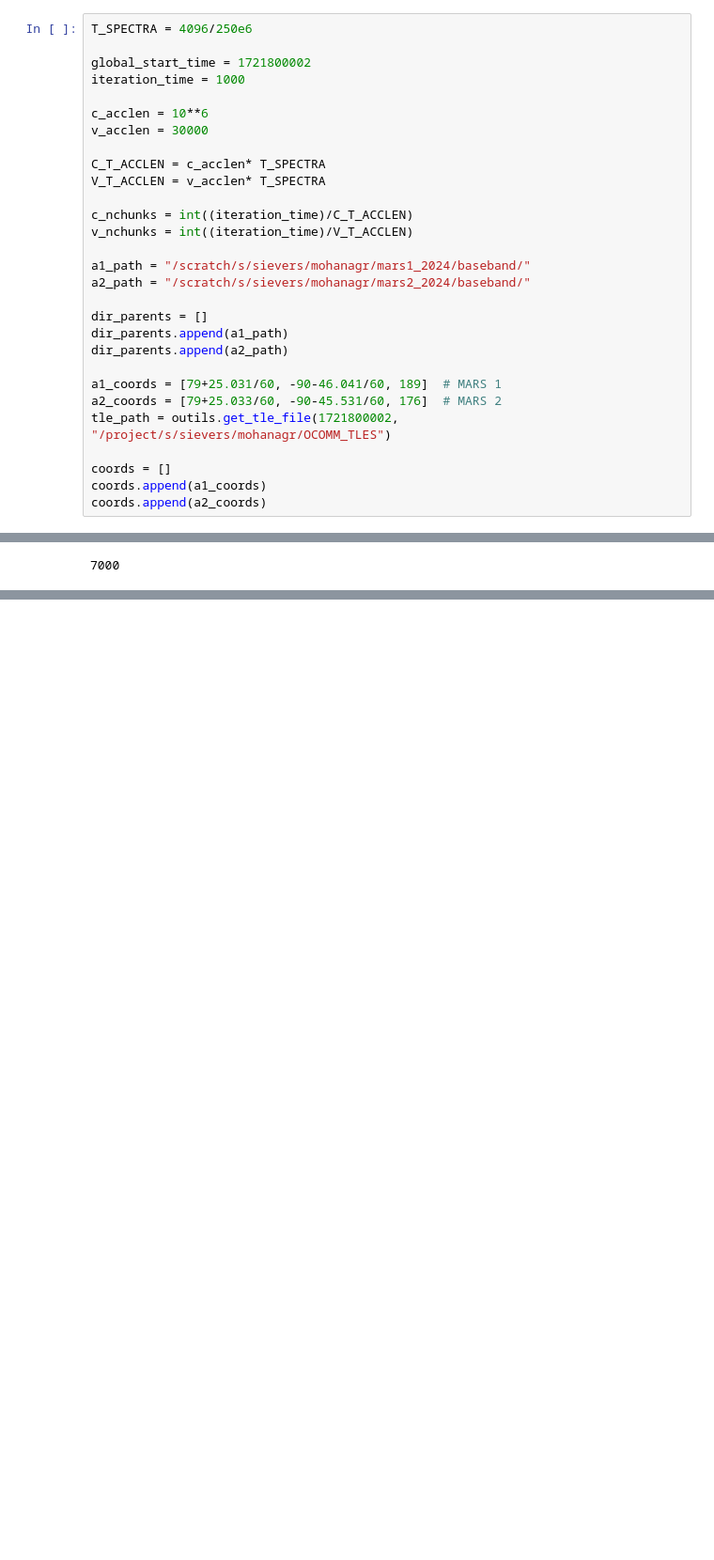
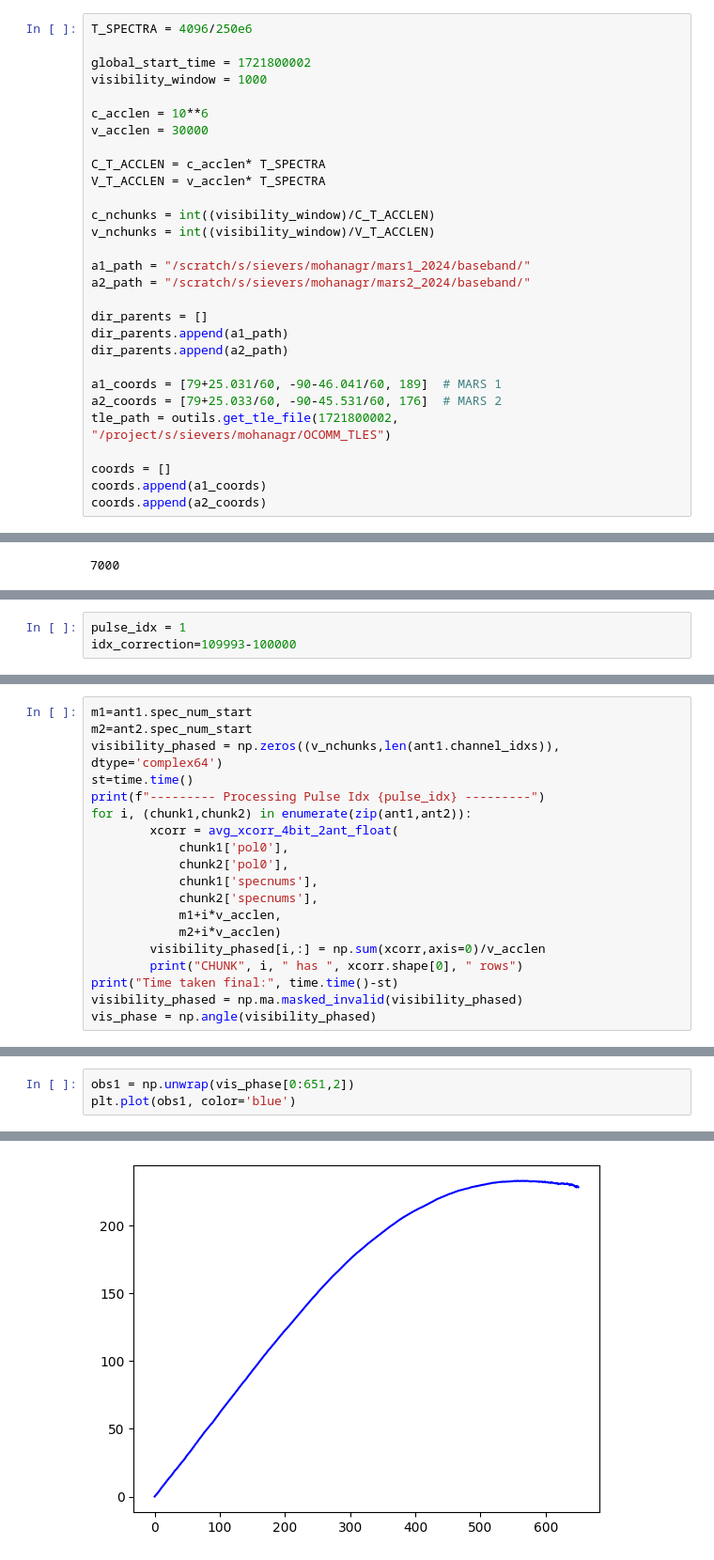
Before and after one commit to ALBATROS-Experiment/albatros_analysis, a Jupyter notebook: scripts/calib_sats.ipynb, the cells around one changed output, grey strips where cells are left out. Shown: that part at 94% size. Drawn from its saved outputs; the diff is of its cells as text; blank space fills up the shorter version.

```diff
--- a/scripts/calib_sats.ipynb
+++ b/scripts/calib_sats.ipynb
@@ -20,7 +87,7 @@ STANDARDIZED STARTING VARIABLES
 T_SPECTRA = 4096/250e6
 
 global_start_time = 1721800002
-iteration_time = 1000
+visibility_window = 1000
 
 c_acclen = 10**6
 v_acclen = 30000
@@ -28,8 +95,8 @@ v_acclen = 30000
 C_T_ACCLEN = c_acclen* T_SPECTRA
 V_T_ACCLEN = v_acclen* T_SPECTRA
 
-c_nchunks = int((iteration_time)/C_T_ACCLEN)
-v_nchunks = int((iteration_time)/V_T_ACCLEN)
+c_nchunks = int((visibility_window)/C_T_ACCLEN)
+v_nchunks = int((visibility_window)/V_T_ACCLEN)
 
 a1_path = "/scratch/s/sievers/mohanagr/mars1_2024/baseband/"
 a2_path = "/scratch/s/sievers/mohanagr/mars2_2024/baseband/"
@@ -204,0 +255,3 @@ catalog #59051 epoch 2024-07-24 21:55:34 UTC
+# %%
+pulse_idx = 1
+idx_correction=109993-100000
@@ -204,0 +294,19 @@ catalog #59051 epoch 2024-07-24 21:55:34 UTC
+# %%
+m1=ant1.spec_num_start
+m2=ant2.spec_num_start
+visibility_phased = np.zeros((v_nchunks,len(ant1.channel_idxs)), dtype='complex64')
+st=time.time()
+print(f"--------- Processing Pulse Idx {pulse_idx} ---------")
+for i, (chunk1,chunk2) in enumerate(zip(ant1,ant2)):
+        xcorr = avg_xcorr_4bit_2ant_float(
+            chunk1['pol0'],
+            chunk2['pol0'],
+            chunk1['specnums'],
+            chunk2['specnums'],
+            m1+i*v_acclen,
+            m2+i*v_acclen)
+        visibility_phased[i,:] = np.sum(xcorr,axis=0)/v_acclen
+        print("CHUNK", i, " has ", xcorr.shape[0], " rows")
+print("Time taken final:", time.time()-st)
+visibility_phased = np.ma.masked_invalid(visibility_phased)
+vis_phase = np.angle(visibility_phased)
@@ -204,0 +331,4 @@ catalog #59051 epoch 2024-07-24 21:55:34 UTC
+# %%
+obs1 = np.unwrap(vis_phase[0:651,2])
+plt.plot(obs1, color='blue')
+# %% [output]
@@ -204,0 +336 @@ catalog #59051 epoch 2024-07-24 21:55:34 UTC
+[figure, added]
```
Also changed, not shown: parts of 16 cells of this notebook, 3 other files.
